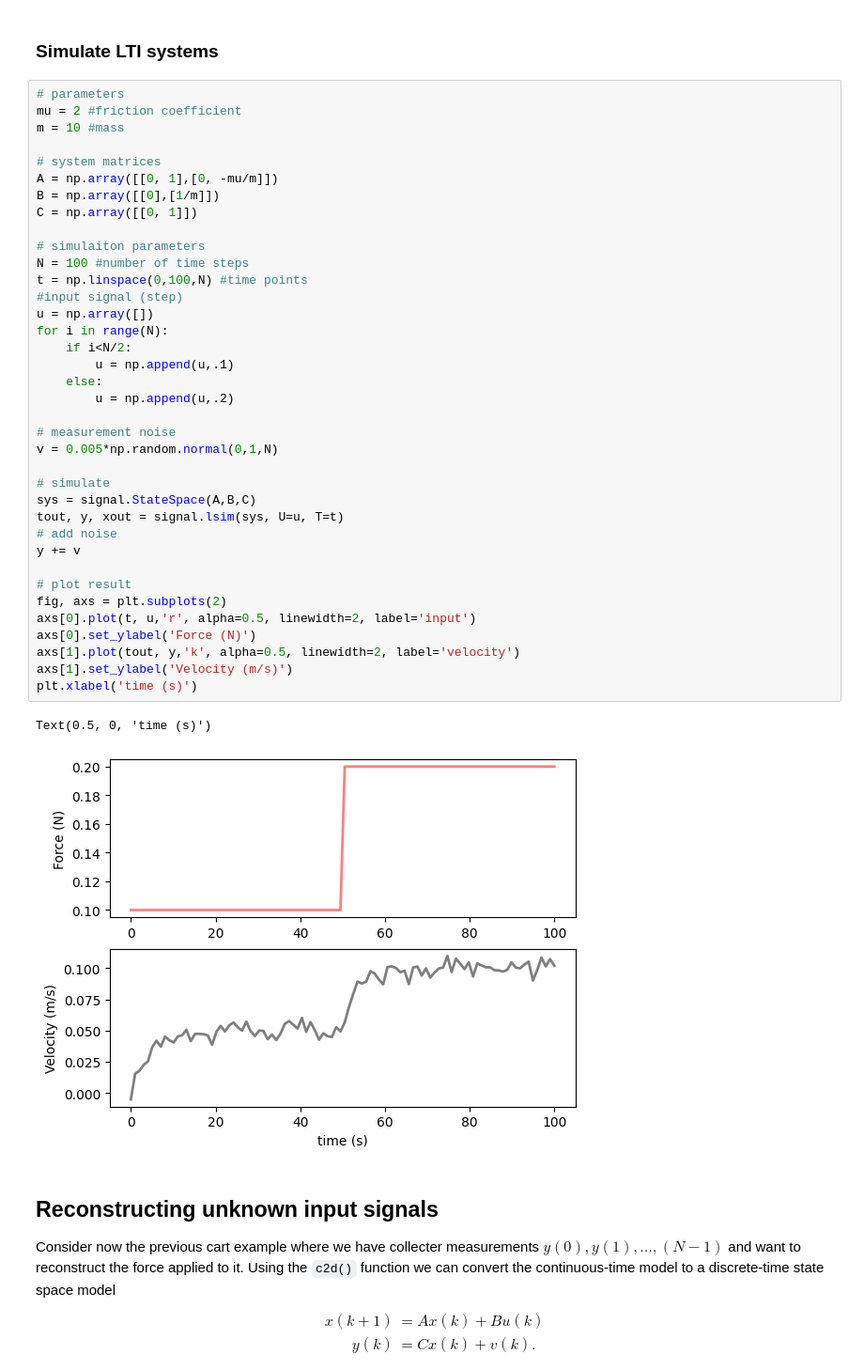
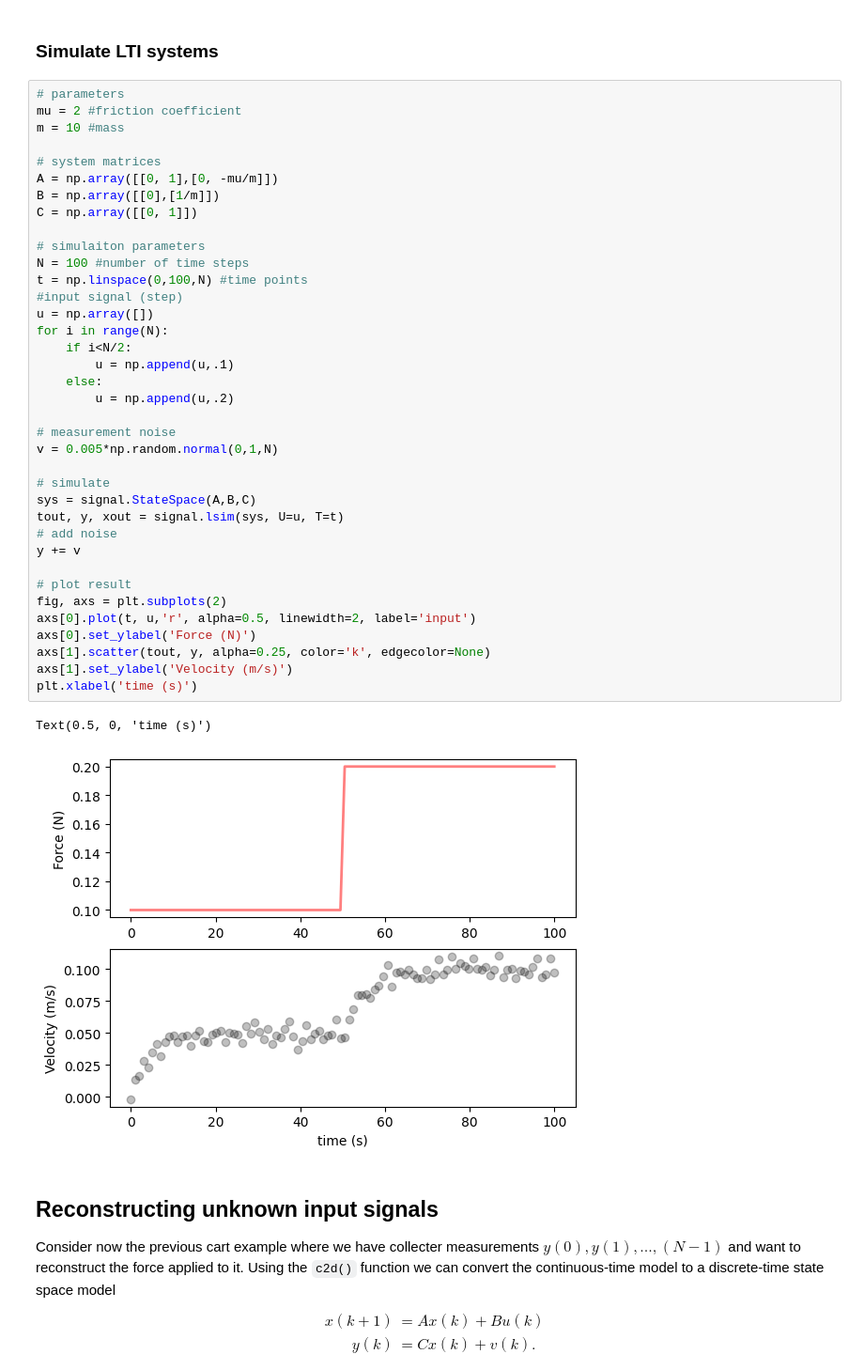
Before and after one commit to mmanngard/VirtualSensors, a Jupyter notebook: notebooks/virtual_sensing_introduction.ipynb, the cells around one changed output. Shown at 94% size. Drawn from its saved outputs; the diff is of its cells as text.

```diff
--- a/notebooks/virtual_sensing_introduction.ipynb
+++ b/notebooks/virtual_sensing_introduction.ipynb
@@ -85,35 +85,35 @@ B = np.array([[0],[1/m]])
 C = np.array([[0, 1]])
 
 # simulaiton parameters
 N = 100 #number of time steps
 t = np.linspace(0,100,N) #time points
 #input signal (step)
 u = np.array([])
 for i in range(N):
     if i<N/2:
         u = np.append(u,.1)
     else:
         u = np.append(u,.2)
 
 # measurement noise
 v = 0.005*np.random.normal(0,1,N)
 
 # simulate
 sys = signal.StateSpace(A,B,C)
 tout, y, xout = signal.lsim(sys, U=u, T=t)
 # add noise
 y += v
 
 # plot result
 fig, axs = plt.subplots(2)
 axs[0].plot(t, u,'r', alpha=0.5, linewidth=2, label='input')
 axs[0].set_ylabel('Force (N)')
-axs[1].plot(tout, y,'k', alpha=0.5, linewidth=2, label='velocity')
+axs[1].scatter(tout, y, alpha=0.25, color='k', edgecolor=None)
 axs[1].set_ylabel('Velocity (m/s)')
 plt.xlabel('time (s)')
 # %% [output]
 Text(0.5, 0, 'time (s)')
-[figure, old version]
+[figure, new version]
 # %% [markdown]
 ## Reconstructing unknown input signals
 Consider now the previous cart example where we have collecter measurements $y(0), y(1),...,(N-1)$ and want to reconstruct the force applied to it. Using the `c2d()` function we can convert the continuous-time model to a discrete-time state space model
```
Also changed, not shown: parts of 5 cells of this notebook.
